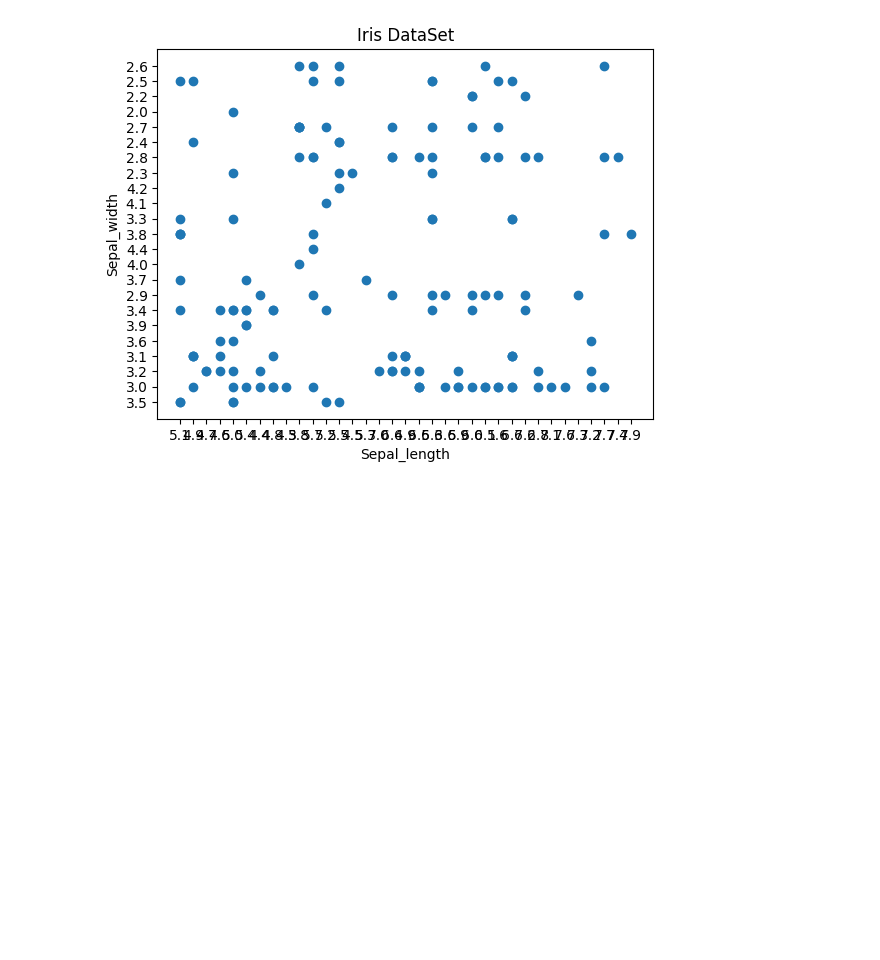
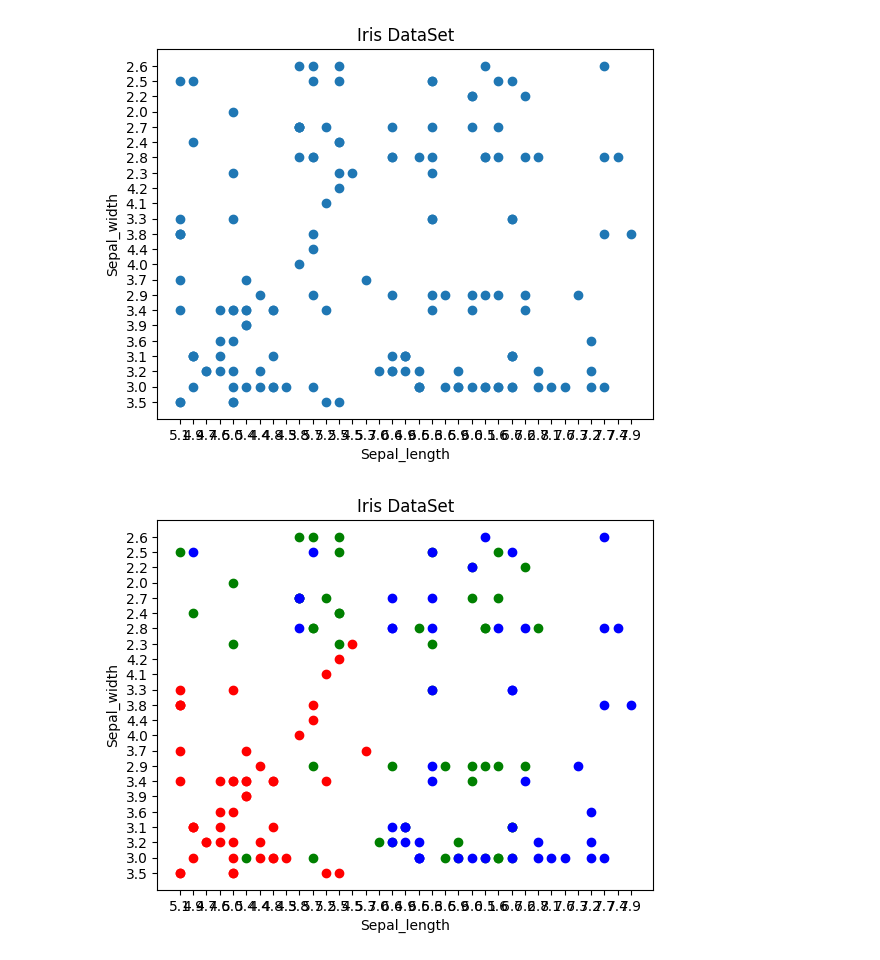
Before and after one commit to sonam-niit/Python-Fintech, a Jupyter notebook: Session7/DataVisualization.ipynb, the cells around one changed output. Saved outputs shown, nothing was run; the diff lists cells and outputs as text; code cells hidden in the pictures; blank space fills up the shorter version.

Commit message:
Data visualization

```diff
--- a/Session7/DataVisualization.ipynb
+++ b/Session7/DataVisualization.ipynb
@@ -35,3 +36,18 @@ ax.set_ylabel('Sepal_width')
 plt.show()
 # %% [output]
 [figure]
+# %%
+#create color
+colors={'Iris-setosa':'r','Iris-versicolor':'g','Iris-virginica':'b'}
+fig,ax=plt.subplots()
+
+for i in range(len(iris_updated['sepal_length'])):
+    ax.scatter(iris_updated['sepal_length'][i],iris_updated['sepal_width'][i],color=colors[iris_updated['class'][i]])
+
+ax.set_title('Iris DataSet')
+ax.set_xlabel('Sepal_length')
+ax.set_ylabel('Sepal_width')
+
+plt.show();
+# %% [output]
+[figure, added]
```
Also changed, not shown: parts of 9 cells of this notebook.
